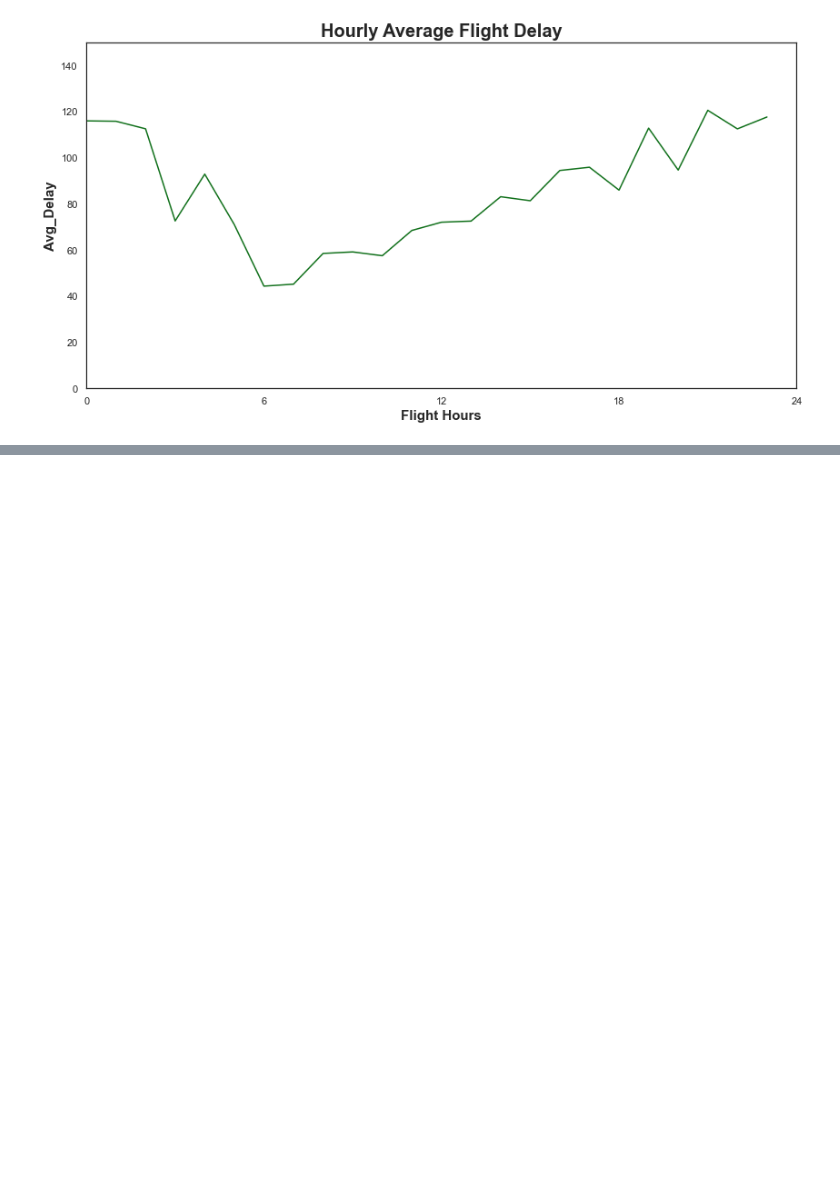
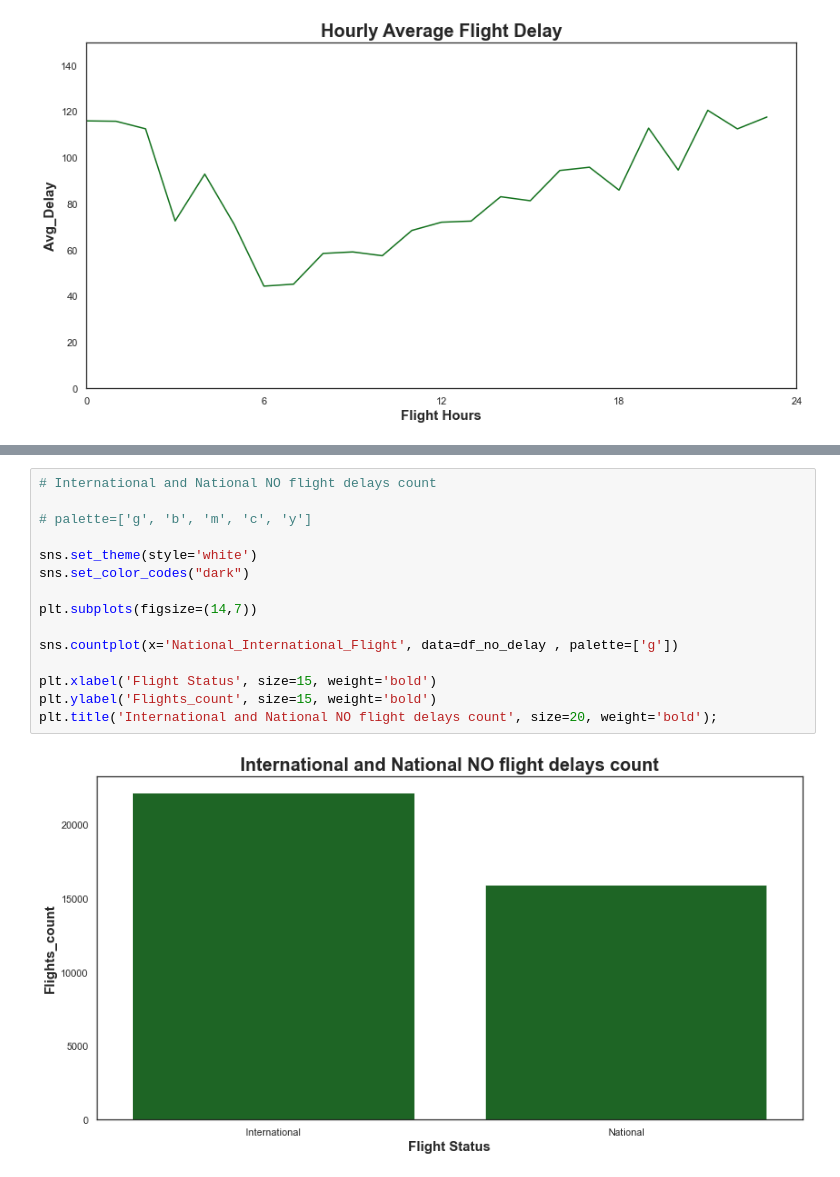
Before and after one commit to SabeehRaza-DS/flight_delay_prediction, a Jupyter notebook: 01-EDA-Flight_delay_visualization.ipynb, the cells around one changed output, grey strips where cells are left out. Cells and saved outputs as stored; diff of their text form; blank space fills up the shorter version.

Commit message:
flight delay prediction

```diff
--- a/01-EDA-Flight_delay_visualization.ipynb
+++ b/01-EDA-Flight_delay_visualization.ipynb
@@ -489,0 +578,17 @@ plt.ylim(0, 150);
+# %%
+# International and National NO flight delays count
+
+# palette=['g', 'b', 'm', 'c', 'y']
+
+sns.set_theme(style='white')
+sns.set_color_codes("dark")
+
+plt.subplots(figsize=(14,7))
+
+sns.countplot(x='National_International_Flight', data=df_no_delay , palette=['g'])
+
+plt.xlabel('Flight Status', size=15, weight='bold')
+plt.ylabel('Flights_count', size=15, weight='bold')
+plt.title('International and National NO flight delays count', size=20, weight='bold');
+# %% [output]
+[figure, added]
```
Also changed, not shown: parts of 39 cells of this notebook, 2 other files.
